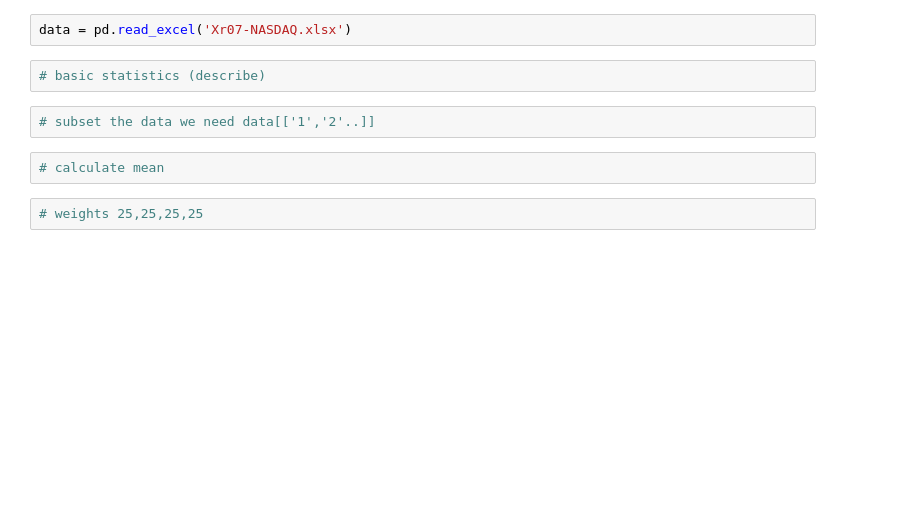
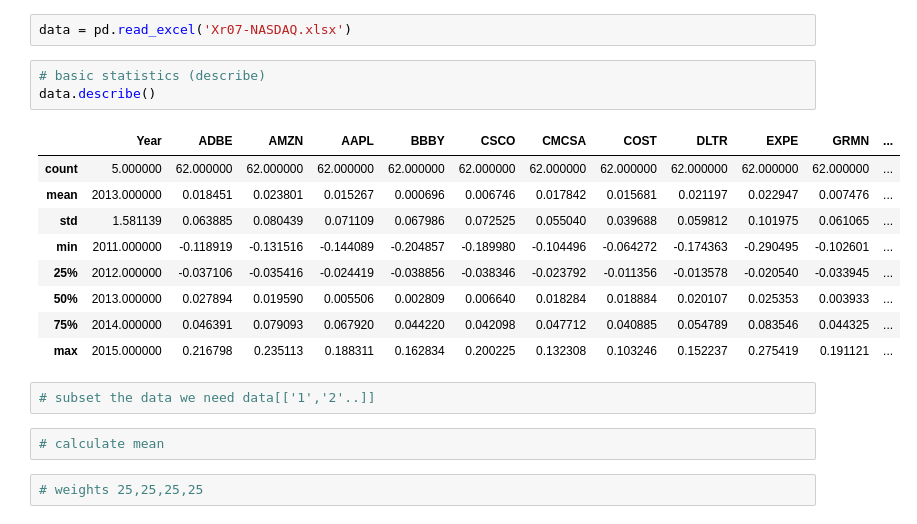
Before and after one commit to ia-nechaev/aqm2023, a Jupyter notebook: Statistics_refresher_aqm_2023_ex.ipynb, the cells around one changed output. Cells and saved outputs as stored; diff of their text form; blank space fills up the shorter version.

```diff
--- a/Statistics_refresher_aqm_2023_ex.ipynb
+++ b/Statistics_refresher_aqm_2023_ex.ipynb
@@ -507,6 +536,17 @@ Saving Xr07-NASDAQ.xlsx to Xr07-NASDAQ.xlsx
 data = pd.read_excel('Xr07-NASDAQ.xlsx')
 # %%
 # basic statistics (describe)
+data.describe()
+# %% [output]
+|  | Year | ADBE | AMZN | AAPL | BBBY | CSCO | CMCSA | COST | DLTR | EXPE | GRMN | ... |
+| count | 5.000000 | 62.000000 | 62.000000 | 62.000000 | 62.000000 | 62.000000 | 62.000000 | 62.000000 | 62.000000 | 62.000000 | 62.000000 | ... |
+| mean | 2013.000000 | 0.018451 | 0.023801 | 0.015267 | 0.000696 | 0.006746 | 0.017842 | 0.015681 | 0.021197 | 0.022947 | 0.007476 | ... |
+| std | 1.581139 | 0.063885 | 0.080439 | 0.071109 | 0.067986 | 0.072525 | 0.055040 | 0.039688 | 0.059812 | 0.101975 | 0.061065 | ... |
+| min | 2011.000000 | -0.118919 | -0.131516 | -0.144089 | -0.204857 | -0.189980 | -0.104496 | -0.064272 | -0.174363 | -0.290495 | -0.102601 | ... |
+| 25% | 2012.000000 | -0.037106 | -0.035416 | -0.024419 | -0.038856 | -0.038346 | -0.023792 | -0.011356 | -0.013578 | -0.020540 | -0.033945 | ... |
+| 50% | 2013.000000 | 0.027894 | 0.019590 | 0.005506 | 0.002809 | 0.006640 | 0.018284 | 0.018884 | 0.020107 | 0.025353 | 0.003933 | ... |
+| 75% | 2014.000000 | 0.046391 | 0.079093 | 0.067920 | 0.044220 | 0.042098 | 0.047712 | 0.040885 | 0.054789 | 0.083546 | 0.044325 | ... |
+| max | 2015.000000 | 0.216798 | 0.235113 | 0.188311 | 0.162834 | 0.200225 | 0.132308 | 0.103246 | 0.152237 | 0.275419 | 0.191121 | ... |
 # %%
 # subset the data we need data[['1','2'..]]
 # %%
```
Also changed, not shown: parts of 20 cells of this notebook.
